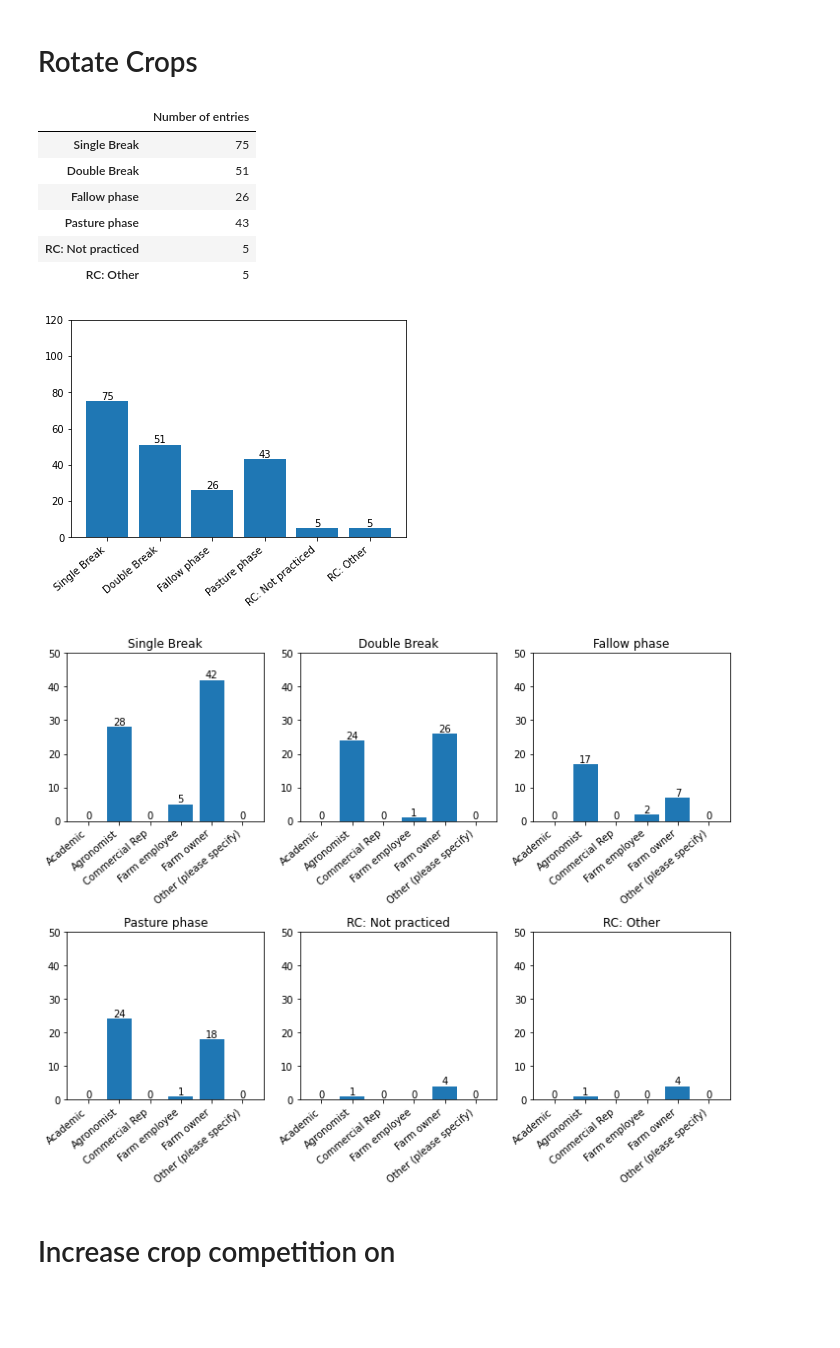
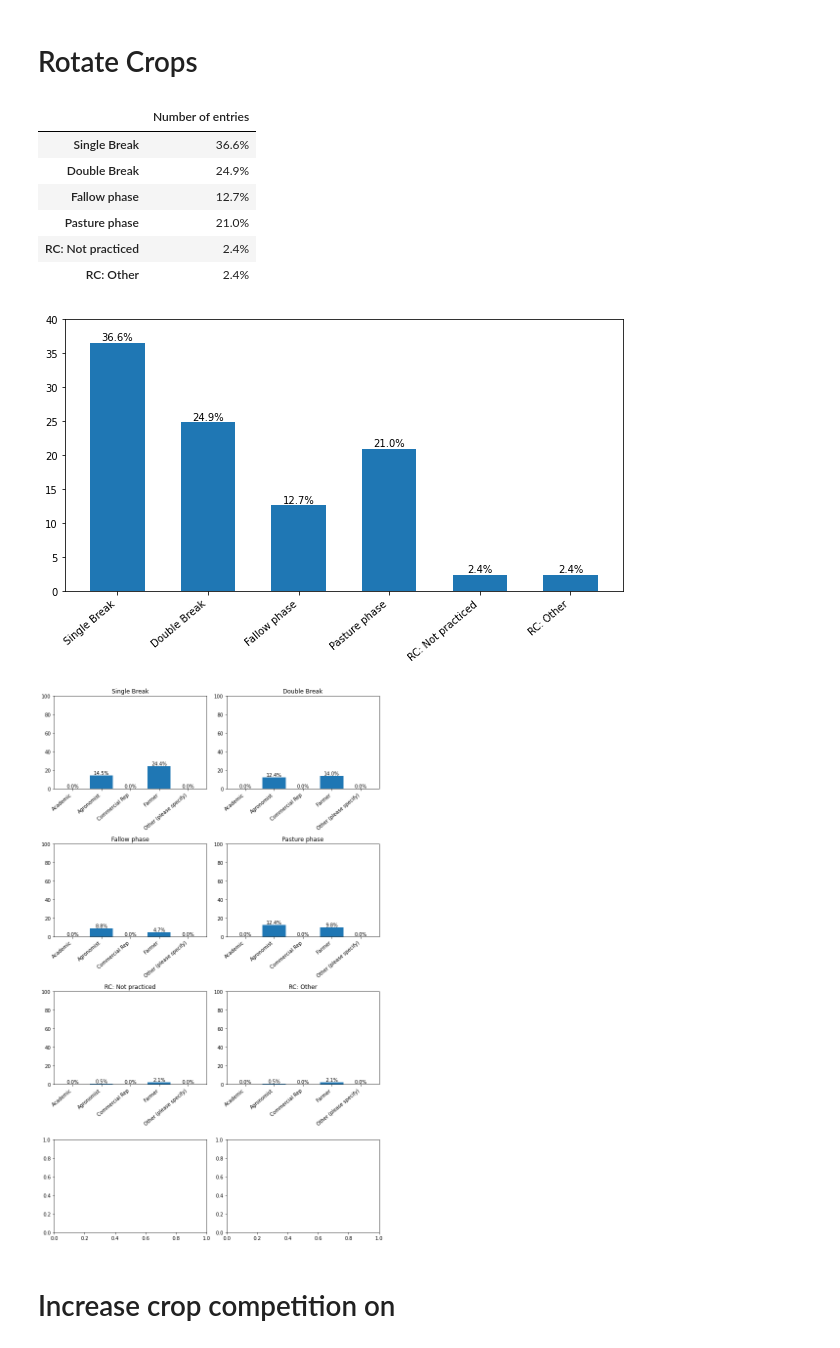
Before and after one commit to pyagoubi/Stuff, a Jupyter notebook: Weedsmart.ipynb, the cells around one changed output. Cells and saved outputs as stored; diff of their text form; code cells hidden in the pictures; blank space fills up the shorter version.

```diff
--- a/Weedsmart.ipynb
+++ b/Weedsmart.ipynb
@@ -17,6 +18,8 @@ data = pd.read_excel('/content/drive/MyDrive/upwork3/WeedSmart_v6.xlsx')
 df_clean = pd.read_excel('/content/drive/MyDrive/upwork3/WeedSmart_clean.xlsx')
 
 df_clean =df_clean.replace('Commercial rep (e.g. chemical, machinery)', 'Commercial Rep')
+df_clean =df_clean.replace('Farm owner', 'Farmer')
+df_clean =df_clean.replace('Farm employee', 'Farmer')
 # %% [markdown]
 # Location
 # %%
@@ -45,19 +68,19 @@ Index(['Location', 'Academic', 'Agronomist', 'Commercial Rep', 'Farm employee',
       dtype='object', name='Occupation')
 # %%
 cols = loc.columns[1:]
-fig, ax = plt.subplots(2,3, figsize=(15,10))
+fig, ax = plt.subplots(3,2, figsize=(10,20))
 #fig.suptitle('Herbicide resistance testing',fontsize=16)
 row=0
-col=[0,1,2]*2
+col=[0,1]*3
 for i, column in enumerate(cols):
     plot_fig = pd.DataFrame(loc.loc[:, ['Location', column]].groupby('Location')[column].sum())
-    if (i!=0)&(i%3==0):
+    if (i!=0)&(i%2==0):
         row+=1
     axs = ax[row,col[i]]
-    axs.bar(plot_fig.index,plot_fig[column])
+    axs.bar(plot_fig.index,plot_fig[column]/plot_fig[column].sum()*100)
     axs.set_xticks(axs.get_xticks(), axs.get_xticklabels(), rotation=40, ha='right')
     axs.set_title(column )
-    axs.bar_label(axs.containers[0], label_type='edge')
-    axs.set_ylim(0, 20)
+    axs.bar_label(axs.containers[0], label_type='edge', fmt='%.0f%%')
+    axs.set_ylim(0, 60)
 fig.tight_layout()
 # %% [output]
@@ -77,5 +99,7 @@ pd.DataFrame(df_clean['Occupation'].value_counts())
 # %%
 occ= pd.DataFrame(df_clean['Occupation'].value_counts()).rename(columns={'Occupation':'Number of entries'})
+# %%
+occ_all =df_clean['Occupation'].count()
 # %%
 
 
@@ -186,51 +243,58 @@ plt.show()
 # %%
 rc_cols = ['Occupation',
              'Single Break','Double Break','Fallow phase','Pasture phase','RC: Not practiced','RC: Other']
 
 
-#df_clean = pd.read_excel('/content/drive/MyDrive/upwork3/WeedSmart_clean.xlsx')
+col_sum = rc_cols
 
-rc_summary = pd.DataFrame(df_clean[rc_cols].groupby('Occupation').count().sum(), columns = ['Number of entries'])
-display(rc_summary)
+
+summary_count = pd.DataFrame(df_clean[col_sum].groupby('Occupation').count().sum(), columns = ['Number of entries'])
+sum_table=pd.DataFrame(summary_count['Number of entries']/summary_count['Number of entries'].sum()).applymap('{:.1%}'.format)
+sum_df=pd.DataFrame(summary_count['Number of entries']/summary_count['Number of entries'].sum())
+
+
+display(sum_table)
 
 print('\n\n\n')
-fig, ax = plt.subplots(1,1)
+fig, ax = plt.subplots(1,1, figsize = (10,5))
 #plt.title('Herbicide resistance testing')
-ax.bar(rc_summary.index,rc_summary['Number of entries'])
+ax.bar(sum_df.index,sum_df['Number of entries']*100, align = 'center', width = 0.6)
 ax.set_xticks(ax.get_xticks(), ax.get_xticklabels(), rotation=40, ha='right')
-ax.bar_label(ax.containers[0], label_type='edge')
-ax.set_ylim(0, 120)
+ax.bar_label(ax.containers[0], label_type='edge', fmt='%.1f%%')
+ax.set_ylim(0, 40)
 plt.show()
 
 print('\n\n\n')
 print('\n\n\n')
 
-cols = rc_cols[1:]
-fig, ax = plt.subplots(2,3, figsize=(10,8))
+r = math.ceil(len(col_sum)/2)
+
+cols = col_sum[1:]
+fig, ax = plt.subplots(r,2, figsize=(10,r*4))
 #fig.suptitle('Herbicide resistance testing',fontsize=16)
 row=0
-col=[0,1,2]*2
+col=[0,1]*r
 for i, column in enumerate(cols):
     plot_fig = pd.DataFrame(df_clean.loc[:, ['Occupation', column]].groupby('Occupation')[column].count())
-    if (i!=0)&(i%3==0):
+    if (i!=0)&(i%2==0):
         row+=1
     axs = ax[row,col[i]]
-    axs.bar(plot_fig.index,plot_fig[column])
+    axs.bar(plot_fig.index,plot_fig[column]/occ_all*100)
     axs.set_xticks(axs.get_xticks(), axs.get_xticklabels(), rotation=40, ha='right')
     axs.set_title(column )
-    axs.bar_label(axs.containers[0], label_type='edge')
-    axs.set_ylim(0, 50)
+    axs.bar_label(axs.containers[0], label_type='edge', fmt='%.1f%%')
+    axs.set_ylim(0, 100)
 fig.tight_layout()
 # %% [output]
 |  | Number of entries |
-| Single Break | 75 |
-| Double Break | 51 |
-| Fallow phase | 26 |
-| Pasture phase | 43 |
-| RC: Not practiced | 5 |
-| RC: Other | 5 |
+| Single Break | 36.6% |
+| Double Break | 24.9% |
+| Fallow phase | 12.7% |
+| Pasture phase | 21.0% |
+| RC: Not practiced | 2.4% |
+| RC: Other | 2.4% |
-[figure, old version]
+[figure, new version]
-[figure, old version]
+[figure, new version]
 # %% [markdown]
 # Increase crop competition on
 # %%
```
Also changed, not shown: parts of 48 cells of this notebook.
